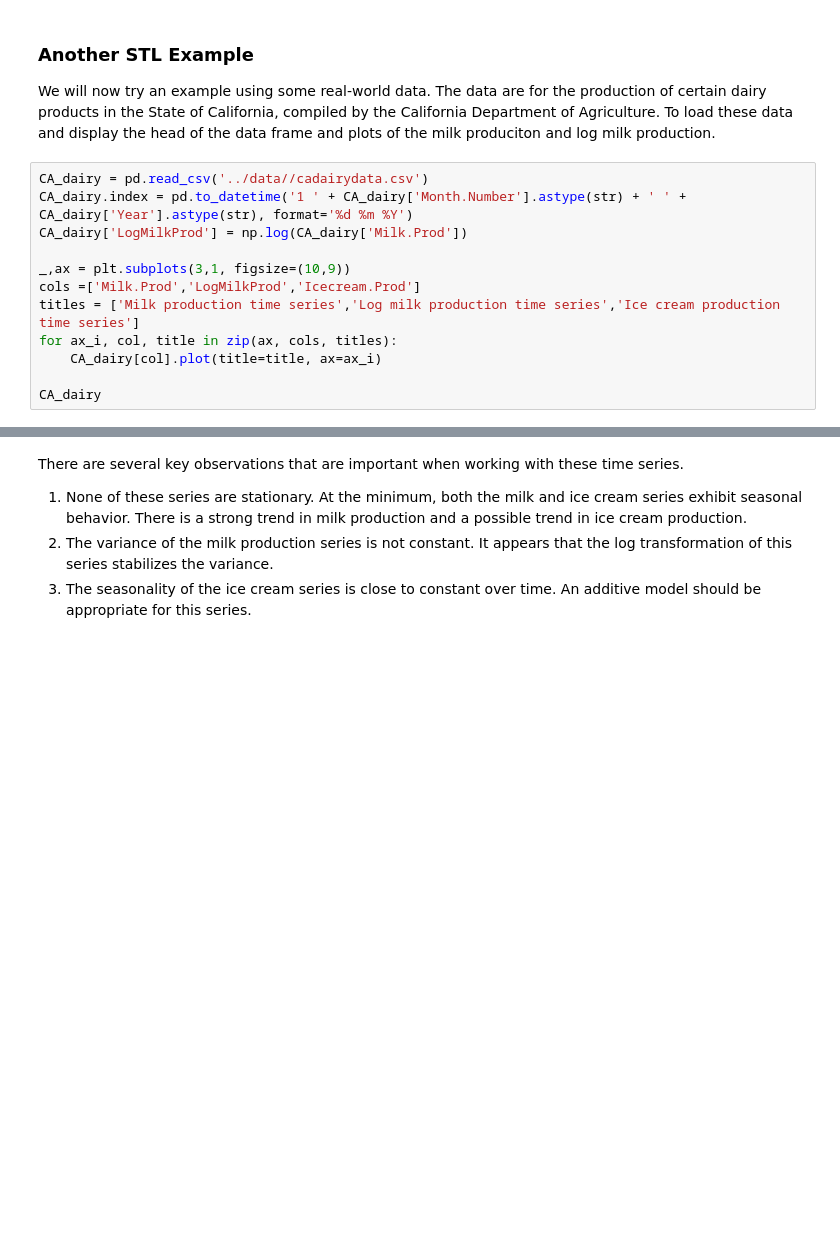
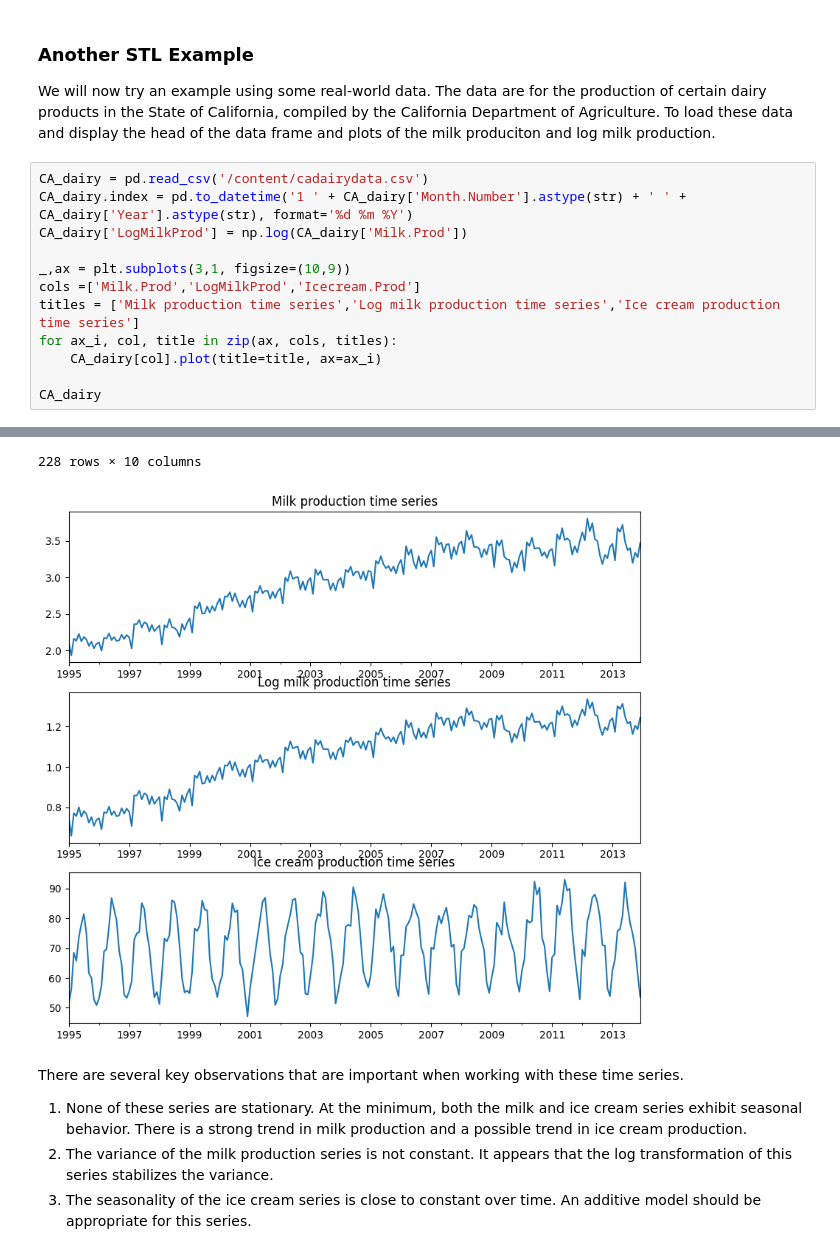
Before and after one commit to lscarval/CSCI-E-83-Fundamentals, a Jupyter notebook: Notebooks/32_Chapter32_PropertiesOfTimeSeries.ipynb, the cells around one changed output, grey strips where cells are left out. Cells and saved outputs as stored; diff of their text form; blank space fills up the shorter version.

```diff
--- a/Notebooks/32_Chapter32_PropertiesOfTimeSeries.ipynb
+++ b/Notebooks/32_Chapter32_PropertiesOfTimeSeries.ipynb
@@ -561,7 +794,7 @@ Notice the following observations about these results:
 
 We will now try an example using some real-world data. The data are for the production of certain dairy products in the State of California, compiled by the California Department of Agriculture. To load these data and display the head of the data frame and plots of the milk produciton and log milk production.
 # %%
-CA_dairy = pd.read_csv('../data//cadairydata.csv')
+CA_dairy = pd.read_csv('/content/cadairydata.csv')
 CA_dairy.index = pd.to_datetime('1 ' + CA_dairy['Month.Number'].astype(str) + ' ' + CA_dairy['Year'].astype(str), format='%d %m %Y')
 CA_dairy['LogMilkProd'] = np.log(CA_dairy['Milk.Prod'])
 
@@ -572,3 +805,4 @@ for ax_i, col, title in zip(ax, cols, titles):
     CA_dairy[col].plot(title=title, ax=ax_i)
 
 CA_dairy
+# %% [output]
@@ -575,3 +821,5 @@ CA_dairy
+228 rows × 10 columns
+[figure, added]
 # %% [markdown]
 There are several key observations that are important when working with these time series.
 1. None of these series are stationary. At the minimum, both the milk and ice cream series exhibit seasonal behavior. There is a strong trend in milk production and a possible trend in ice cream production.
```
Also changed, not shown: parts of 53 cells of this notebook.
